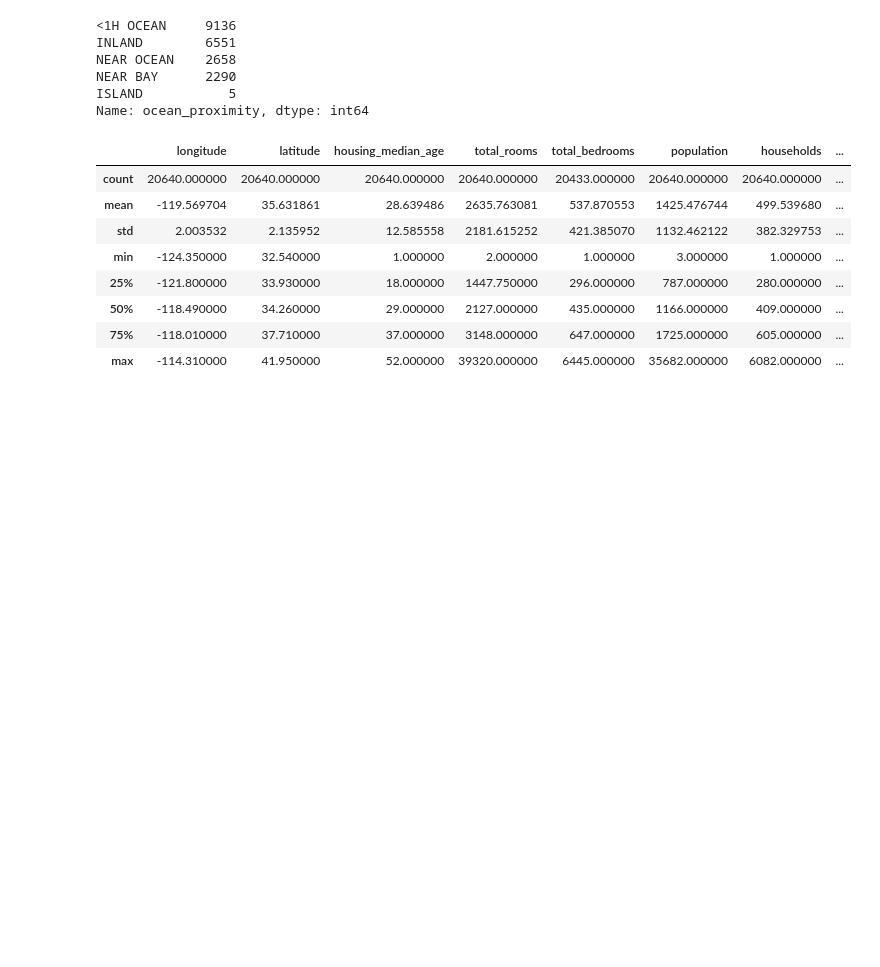
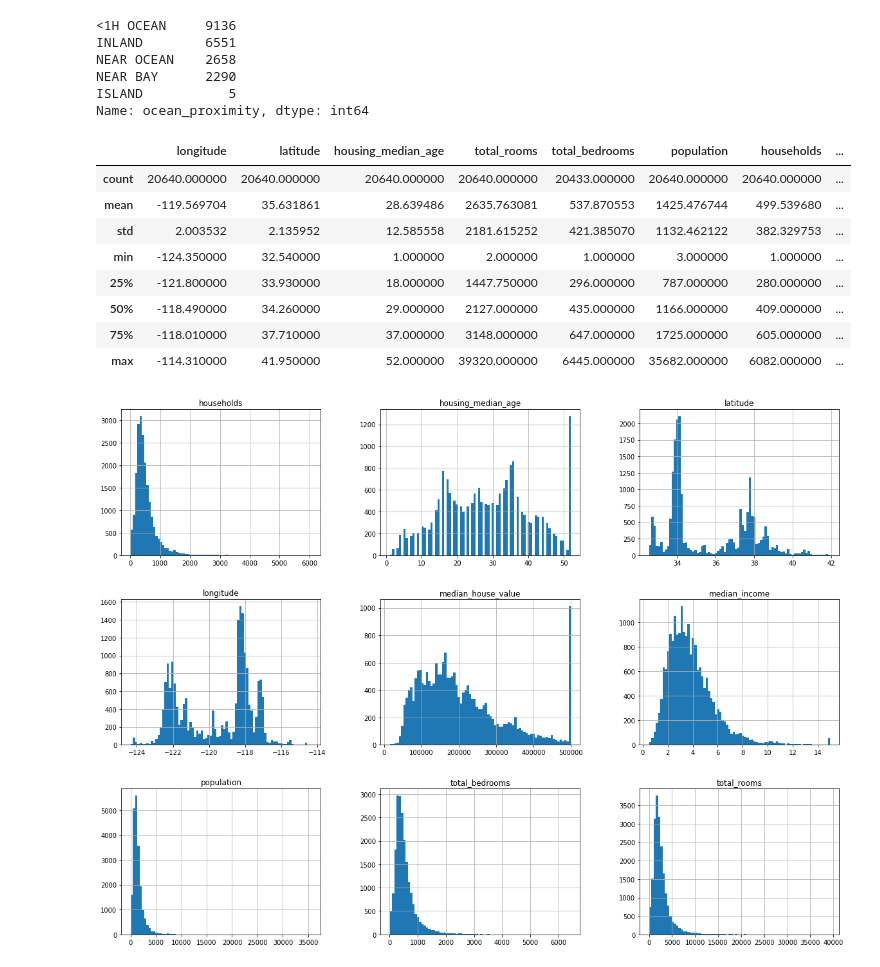
Before and after one commit to emddarn/end-to-end-ml-project, a Jupyter notebook: end2end_ML_project.ipynb, the cells around one changed output. Saved outputs shown, nothing was run; the diff lists cells and outputs as text; code cells hidden in the pictures; blank space fills up the shorter version.

```diff
--- a/end2end_ML_project.ipynb
+++ b/end2end_ML_project.ipynb
@@ -102,3 +107,10 @@ df.describe()
 | 50% | -118.490000 | 34.260000 | 29.000000 | 2127.000000 | 435.000000 | 1166.000000 | 409.000000 | ... |
 | 75% | -118.010000 | 37.710000 | 37.000000 | 3148.000000 | 647.000000 | 1725.000000 | 605.000000 | ... |
 | max | -114.310000 | 41.950000 | 52.000000 | 39320.000000 | 6445.000000 | 35682.000000 | 6082.000000 | ... |
+# %%
+# Plot histogram
+
+df.hist(bins=80, figsize=(20,15))
+plt.show()
+# %% [output]
+[figure, added]
```
Also changed, not shown: parts of 8 cells of this notebook, 1 other file.
